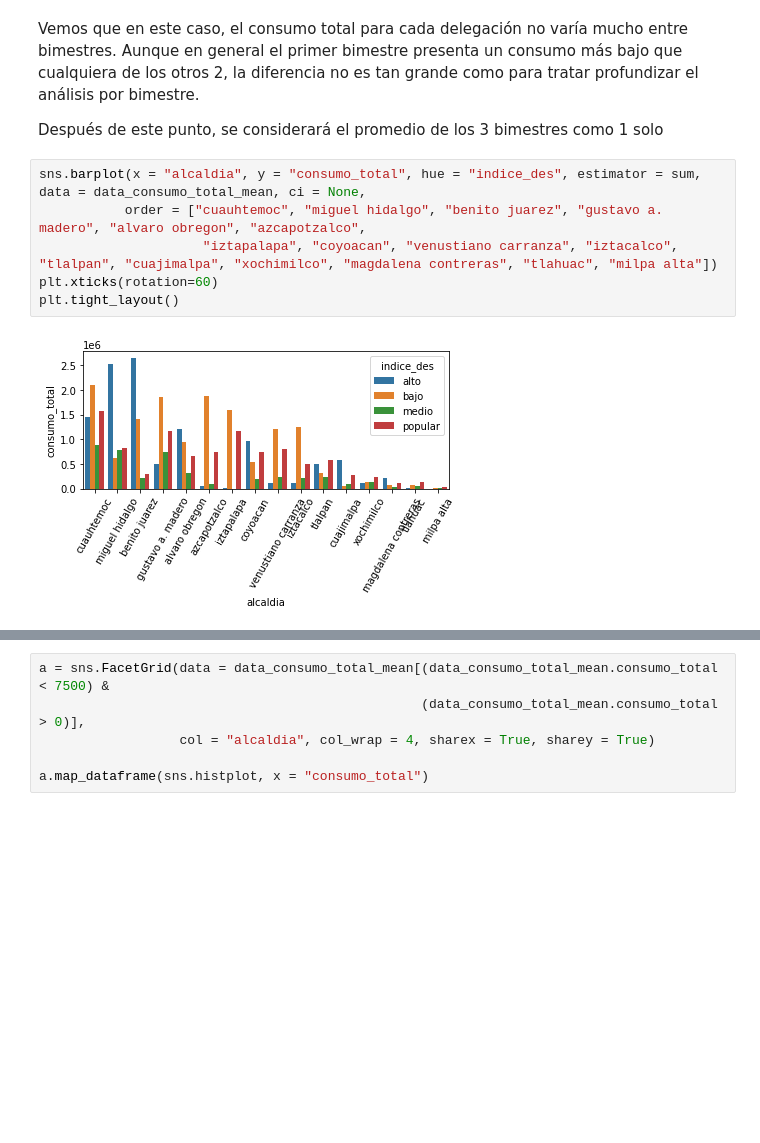
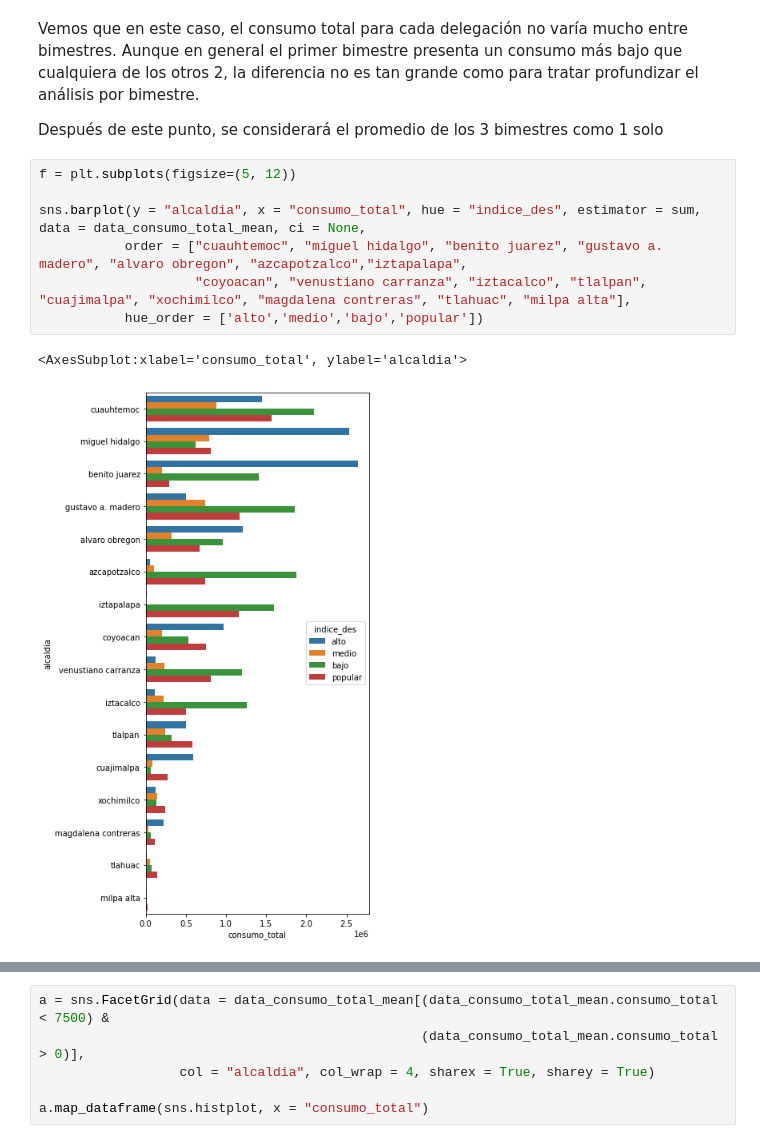
Before and after one commit to lechugaa/intro_ds_p1_consumo_agua, a Jupyter notebook: Lab_1_MH.ipynb, the cells around one changed output, grey strips where cells are left out. Saved outputs shown, nothing was run; the diff lists cells and outputs as text; blank space fills up the shorter version.

```diff
--- a/Lab_1_MH.ipynb
+++ b/Lab_1_MH.ipynb
@@ -185,11 +187,13 @@ Vemos que en este caso, el consumo total para cada delegación no varía mucho e
 
 Después de este punto, se considerará el promedio de los 3 bimestres como 1 solo
 # %%
-sns.barplot(x = "alcaldia", y = "consumo_total", hue = "indice_des", estimator = sum, data = data_consumo_total_mean, ci = None,
-           order = ["cuauhtemoc", "miguel hidalgo", "benito juarez", "gustavo a. madero", "alvaro obregon", "azcapotzalco",
-                     "iztapalapa", "coyoacan", "venustiano carranza", "iztacalco", "tlalpan", "cuajimalpa", "xochimilco", "magdalena contreras", "tlahuac", "milpa alta"])
-plt.xticks(rotation=60)
-plt.tight_layout()
+f = plt.subplots(figsize=(5, 12))
+
+sns.barplot(y = "alcaldia", x = "consumo_total", hue = "indice_des", estimator = sum, data = data_consumo_total_mean, ci = None,
+           order = ["cuauhtemoc", "miguel hidalgo", "benito juarez", "gustavo a. madero", "alvaro obregon", "azcapotzalco","iztapalapa",
+                    "coyoacan", "venustiano carranza", "iztacalco", "tlalpan", "cuajimalpa", "xochimilco", "magdalena contreras", "tlahuac", "milpa alta"],
+           hue_order = ['alto','medio','bajo','popular'])
 # %% [output]
+<AxesSubplot:xlabel='consumo_total', ylabel='alcaldia'>
-[figure, old version]
+[figure, new version]
 # %%
```
Also changed, not shown: parts of 5 cells of this notebook.
